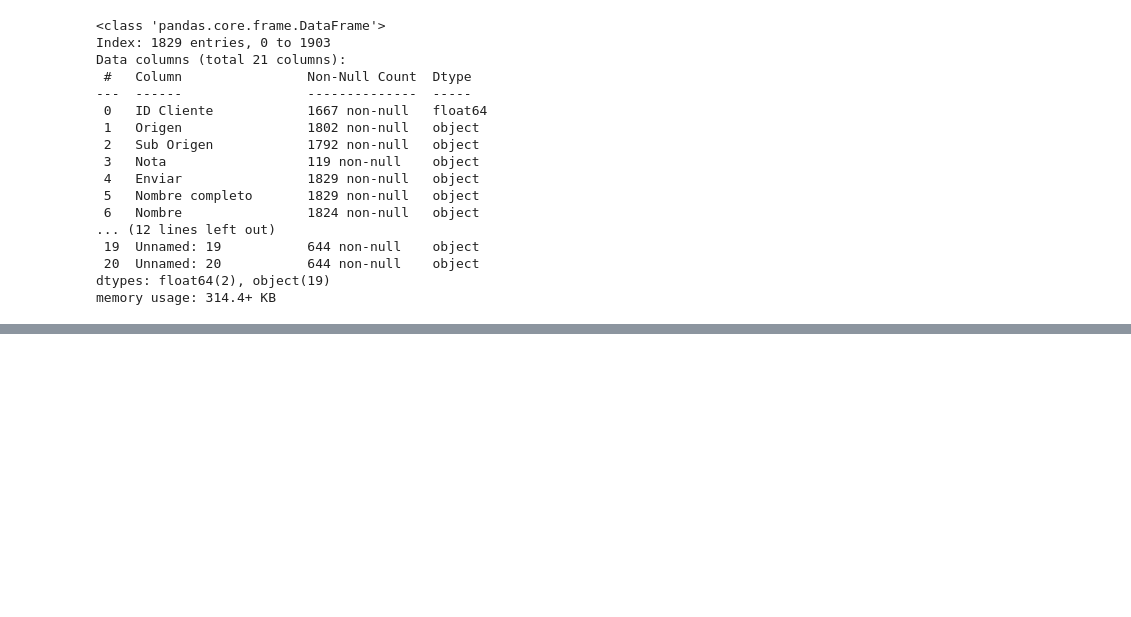
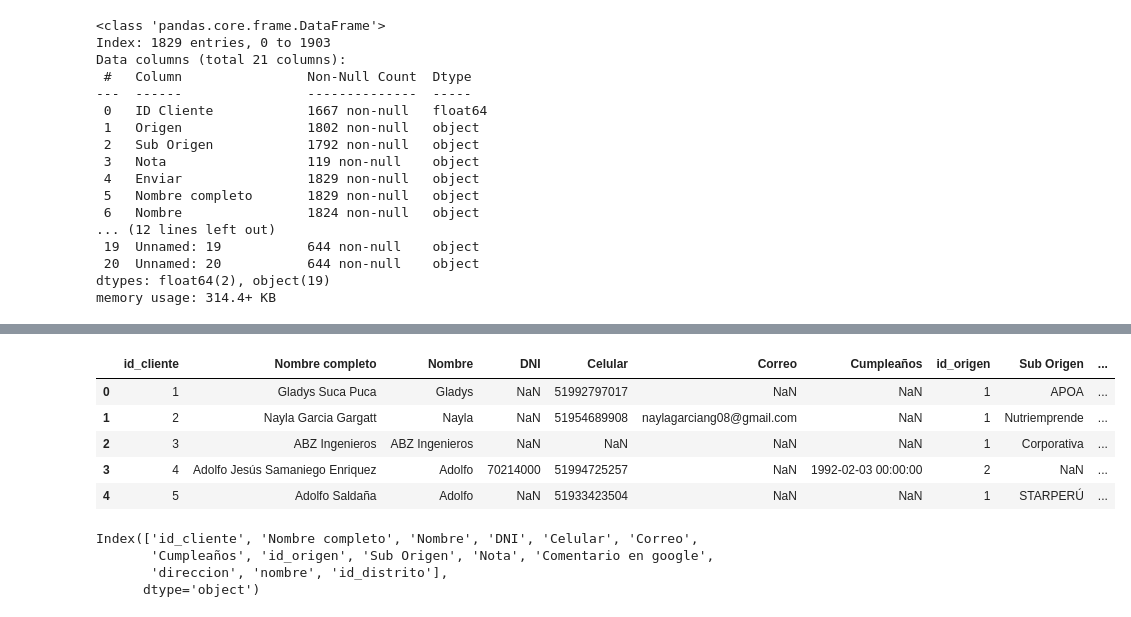
Before and after one commit to hzaquelli82/KZ_proyect, a Jupyter notebook: ETL_inicial.ipynb, the cells around one changed output, grey strips where cells are left out. Cells and saved outputs as stored; diff of their text form; code cells hidden in the pictures; blank space fills up the shorter version.

```diff
--- a/ETL_inicial.ipynb
+++ b/ETL_inicial.ipynb
@@ -183,0 +344,17 @@ df_delivery_most_frequent_address
+# %%
+df_clientes_carga = df_clientes_carga.merge(df_distritos_mapped[['nombre', 'id_distrito']], on='nombre', how='left')
+df_clientes_carga.head()
+# %% [output]
+|  | id_cliente | Nombre completo | Nombre | DNI | Celular | Correo | Cumpleaños | id_origen | Sub Origen | ... |
+| 0 | 1 | Gladys Suca Puca | Gladys | NaN | 51992797017 | NaN | NaN | 1 | APOA | ... |
+| 1 | 2 | Nayla Garcia Gargatt | Nayla | NaN | 51954689908 | naylagarciang08@gmail.com | NaN | 1 | Nutriemprende | ... |
+| 2 | 3 | ABZ Ingenieros | ABZ Ingenieros | NaN | NaN | NaN | NaN | 1 | Corporativa | ... |
+| 3 | 4 | Adolfo Jesús Samaniego Enriquez | Adolfo | 70214000 | 51994725257 | NaN | 1992-02-03 00:00:00 | 2 | NaN | ... |
+| 4 | 5 | Adolfo Saldaña | Adolfo | NaN | 51933423504 | NaN | NaN | 1 | STARPERÚ | ... |
+# %%
+df_clientes_carga.columns
+# %% [output]
+Index(['id_cliente', 'Nombre completo', 'Nombre', 'DNI', 'Celular', 'Correo',
+       'Cumpleaños', 'id_origen', 'Sub Origen', 'Nota', 'Comentario en google',
+       'direccion', 'nombre', 'id_distrito'],
+      dtype='object')
```
Also changed, not shown: parts of 37 cells of this notebook.
